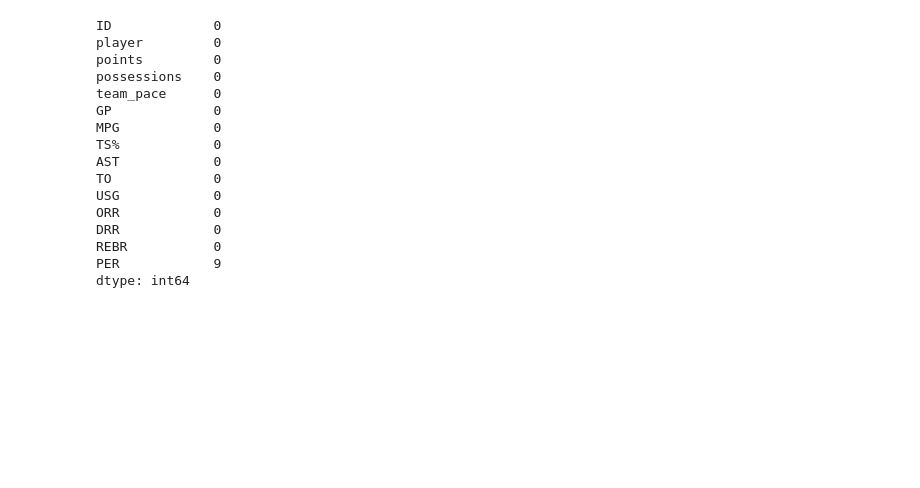
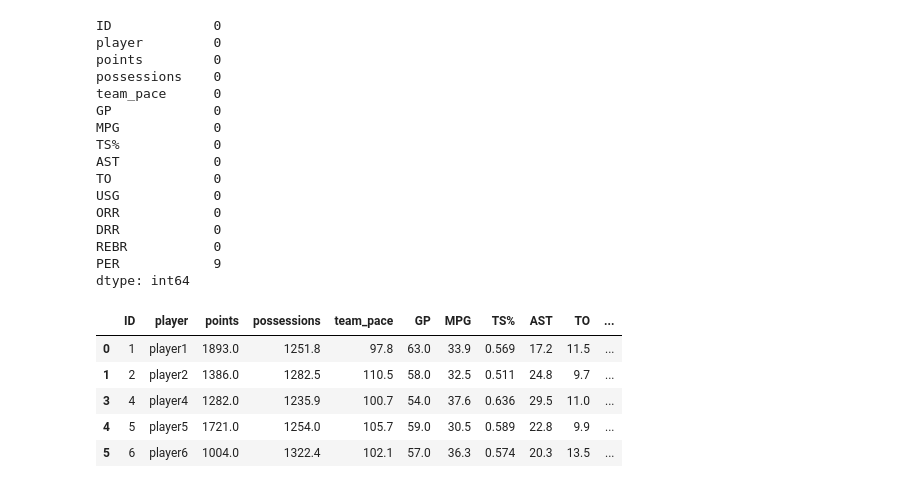
Before and after one commit to linqus/space-jam-anl, a Jupyter notebook: space-jam-anl.ipynb, the cells around one changed output. Cells and saved outputs as stored; diff of their text form; code cells hidden in the pictures; blank space fills up the shorter version.

```diff
--- a/space-jam-anl.ipynb
+++ b/space-jam-anl.ipynb
@@ -522,3 +522,18 @@ DRR            0
 REBR           0
 PER            9
 dtype: int64
+# %%
+from sklearn.linear_model import LinearRegression
+from sklearn.metrics import r2_score
+from sklearn.model_selection import cross_val_score
+
+#player_df.info()
+X = player_df.dropna(how='any')
+X.head()
+# %% [output]
+|  | ID | player | points | possessions | team_pace | GP | MPG | TS% | AST | TO | ... |
+| 0 | 1 | player1 | 1893.0 | 1251.8 | 97.8 | 63.0 | 33.9 | 0.569 | 17.2 | 11.5 | ... |
+| 1 | 2 | player2 | 1386.0 | 1282.5 | 110.5 | 58.0 | 32.5 | 0.511 | 24.8 | 9.7 | ... |
+| 3 | 4 | player4 | 1282.0 | 1235.9 | 100.7 | 54.0 | 37.6 | 0.636 | 29.5 | 11.0 | ... |
+| 4 | 5 | player5 | 1721.0 | 1254.0 | 105.7 | 59.0 | 30.5 | 0.589 | 22.8 | 9.9 | ... |
+| 5 | 6 | player6 | 1004.0 | 1322.4 | 102.1 | 57.0 | 36.3 | 0.574 | 20.3 | 13.5 | ... |
```
Also changed, not shown: parts of 14 cells of this notebook, 1 other file.
